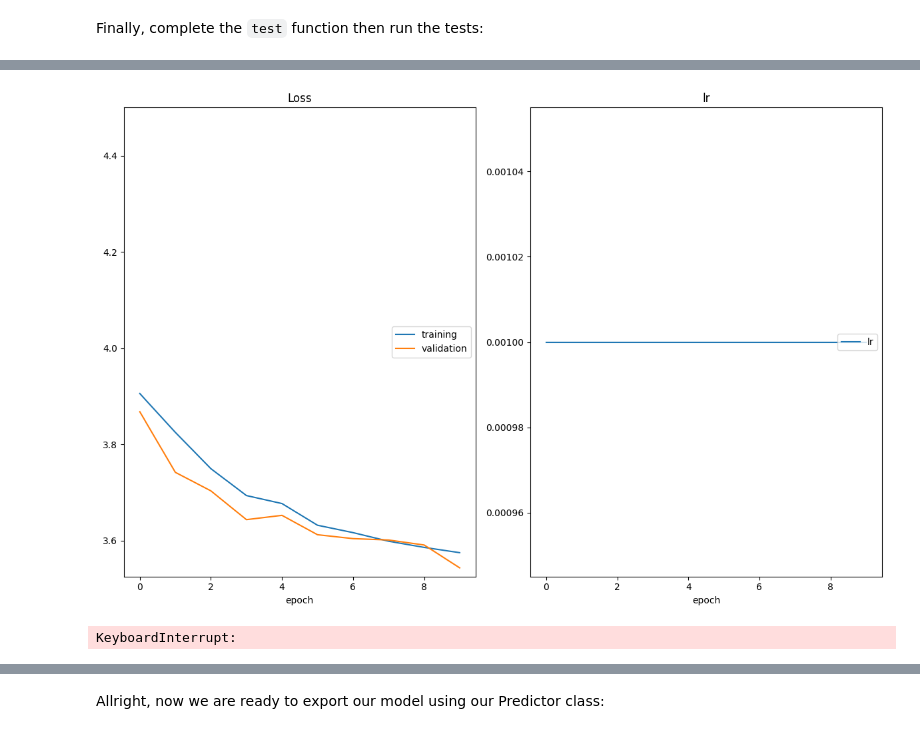
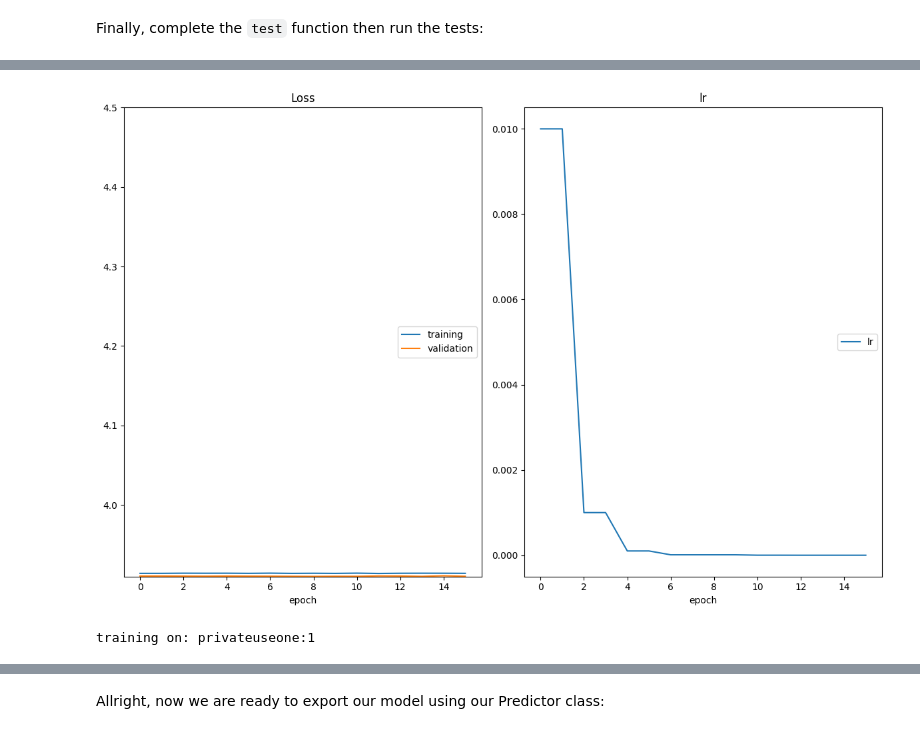
Before and after one commit to emdeh/landmark-classifier, a Jupyter notebook: cnn_from_scratch.ipynb, the cells around one changed output, grey strips where cells are left out. Drawn from its saved outputs; the diff is of its cells as text; code cells hidden in the pictures.

Commit message:
training problem training and validation remain flat

```diff
--- a/cnn_from_scratch.ipynb
+++ b/cnn_from_scratch.ipynb
@@ -258,13 +267,15 @@ Let's start by defining a few hyperparameters. Feel free to experiment with diff
 # %%
 batch_size = 64        # size of the minibatch for stochastic gradient descent (or Adam)
 valid_size = 0.2       # fraction of the training data to reserve for validation
-num_epochs = 30        # number of epochs for training
+num_epochs = 50        # number of epochs for training
 num_classes = 50       # number of classes. Do not change this
-dropout = 0.5          # dropout for our model was 0.4
-learning_rate = 0.001   # Learning rate for SGD (or Adam) was 0.001
-opt = 'adam'           # optimizer. 'sgd' or 'adam'
-weight_decay = 0.0004    # regularization. Increase this to combat overfitting
-num_workers    = 0     # safe for notebooks
+dropout = 0.2          # dropout for our model was 0.4
+learning_rate = 0.01  # Learning rate for SGD (or Adam) was 0.001
+opt = 'sgd'           # optimizer. 'sgd' or 'adam'
+weight_decay = 0.0    # regularization. Increase this to combat overfitting
+num_workers    = 4     # safe for notebooks
+pin_memory    = True  # set to True if you have enough RAM, otherwise False
+momentum = 0.9  # momentum for SGD, not used for Adam
 # %%
 from src.data import get_data_loaders
 from src.train import optimize
@@ -277,40 +288,42 @@ from src.model import MyModel
 data_loaders = get_data_loaders(
     batch_size=batch_size,
     valid_size=valid_size,
-    num_workers=0 # use 0 for num_workers to avoid issues with multiprocessing in Jupyter
+    num_workers=num_workers # use 0 for num_workers to avoid issues with multiprocessing in Jupyter
 )
 
 # instance model MyModel with num_classes and drouput defined in the previous
 # cell
 model = MyModel(
     num_classes=num_classes,
     dropout=dropout
 )
 
 # Get the optimizer using get_optimizer and the model you just created, the learning rate,
 # the optimizer and the weight decay specified in the previous cell
 optimizer = get_optimizer(
     model=model,
     optimizer=opt,
     learning_rate=learning_rate,
-    weight_decay=weight_decay
+    weight_decay=weight_decay,
+    momentum=momentum
 )
 
 # Get the loss using get_loss
 loss = get_loss()
+print("Model is on device:", next(model.parameters()).device)
 
 optimize(
     data_loaders,
     model,
     optimizer,
     loss,
     n_epochs=num_epochs,
     save_path="checkpoints/best_val_loss.pt",
     interactive_tracking=True
 )
 # %% [output]
-[figure, old version]
+[figure, new version]
-KeyboardInterrupt:
+training on: privateuseone:1
 # %% [markdown]
 ---
 ## <img src="static_images/icons/noun-advance-2109145.png" alt=">" style="width:50px"/> Step 6: testing against the Test Set
```
Also changed, not shown: parts of 9 cells of this notebook, 2 other files.
